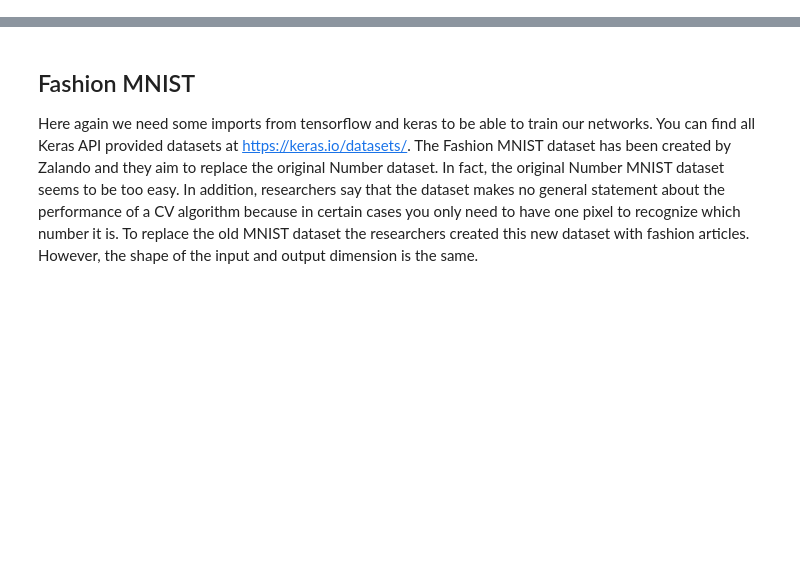
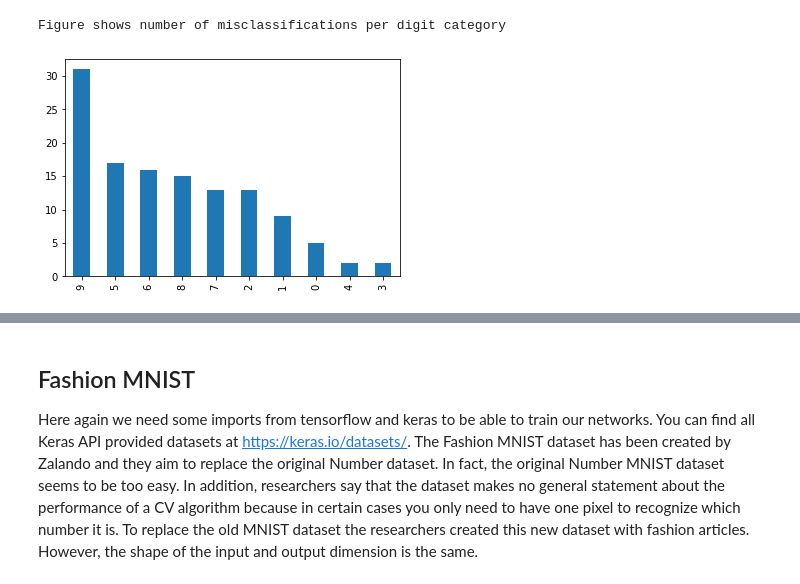
Before and after one commit to Lukas-Justen/Machine-Learning-Tutorials, a Jupyter notebook: 01_MNIST/Exploration.ipynb, the cells around one changed output, grey strips where cells are left out. Saved outputs shown, nothing was run; the diff lists cells and outputs as text; code cells hidden in the pictures; blank space fills up the shorter version.

```diff
--- a/01_MNIST/Exploration.ipynb
+++ b/01_MNIST/Exploration.ipynb
@@ -7,0 +49,17 @@ The goal of this notebook is the exploration of the MNIST dataset. I want to tak
+# %%
+train_images = train_images.reshape((60000,28,28,1))
+test_images = test_images.reshape((10000,28,28,1))
+train_labels_categorical = to_categorical(train_labels)
+test_labels_categorical = to_categorical(test_labels)
+
+model = keras.Sequential([
+    keras.layers.Conv2D(64, kernel_size=3, activation='relu', input_shape=(28,28,1)),
+    keras.layers.Conv2D(32, kernel_size=3, activation='relu'),
+    keras.layers.Flatten(),
+    keras.layers.Dense(128, activation='relu'),
+    keras.layers.Dense(10, activation='softmax')
+])
+
+model.compile(optimizer='adam', loss='categorical_crossentropy',metrics=['accuracy'])
+
+model.fit(train_images,train_labels_categorical,epochs=4,batch_size=128)
@@ -7,0 +91,14 @@ The goal of this notebook is the exploration of the MNIST dataset. I want to tak
+# %%
+predicted_labels = model.predict(test_images)
+predictions = np.argmax(predicted_labels, axis = 1)
+results = pd.DataFrame()
+results["predicted_label"] = predictions
+results["actual_label"] = test_labels
+results["index"] = range(0,10000)
+misclassifications = results.loc[results["predicted_label"] != results["actual_label"]]
+actual_counts = misclassifications["actual_label"].value_counts()
+actual_counts.plot.bar()
+print("Figure shows number of misclassifications per digit category")
+# %% [output]
+Figure shows number of misclassifications per digit category
+[figure, added]
```
Also changed, not shown: parts of 23 cells of this notebook.
